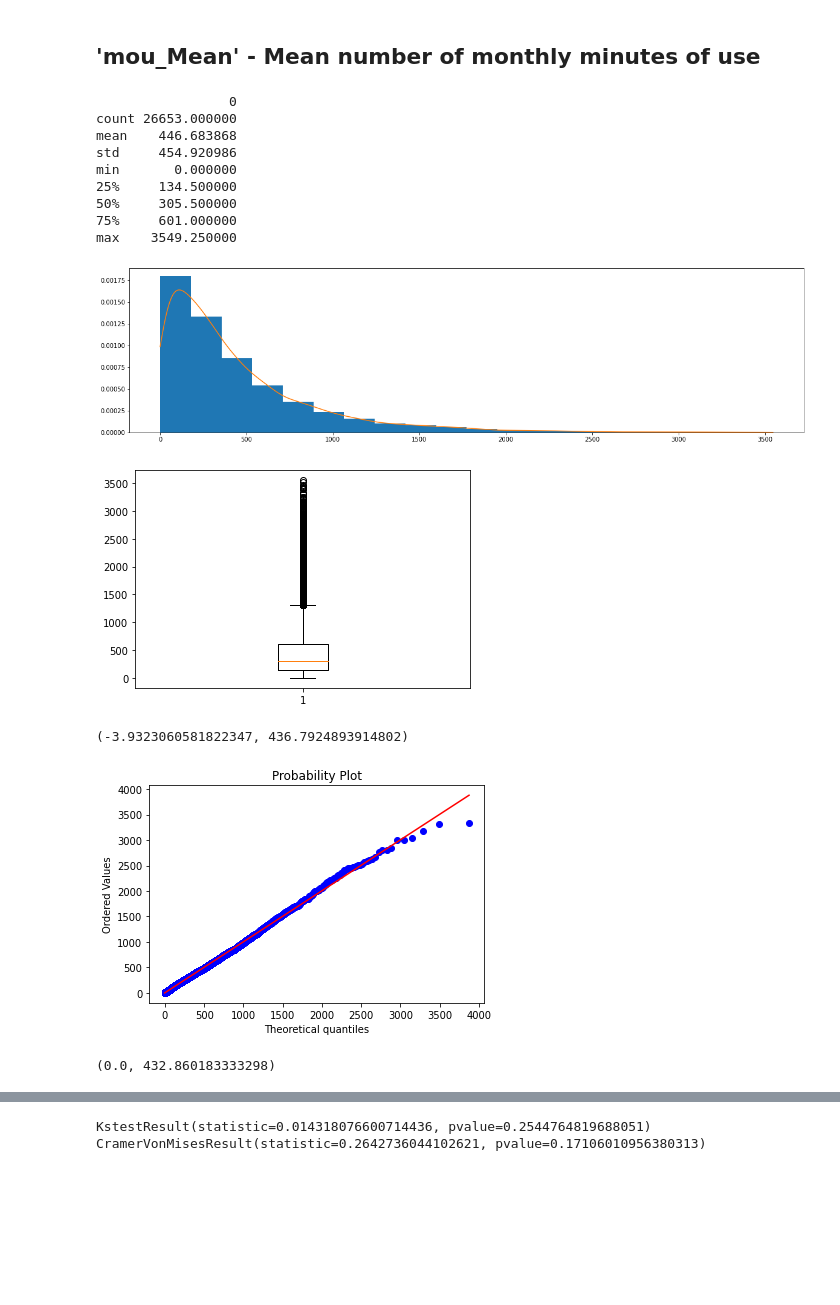
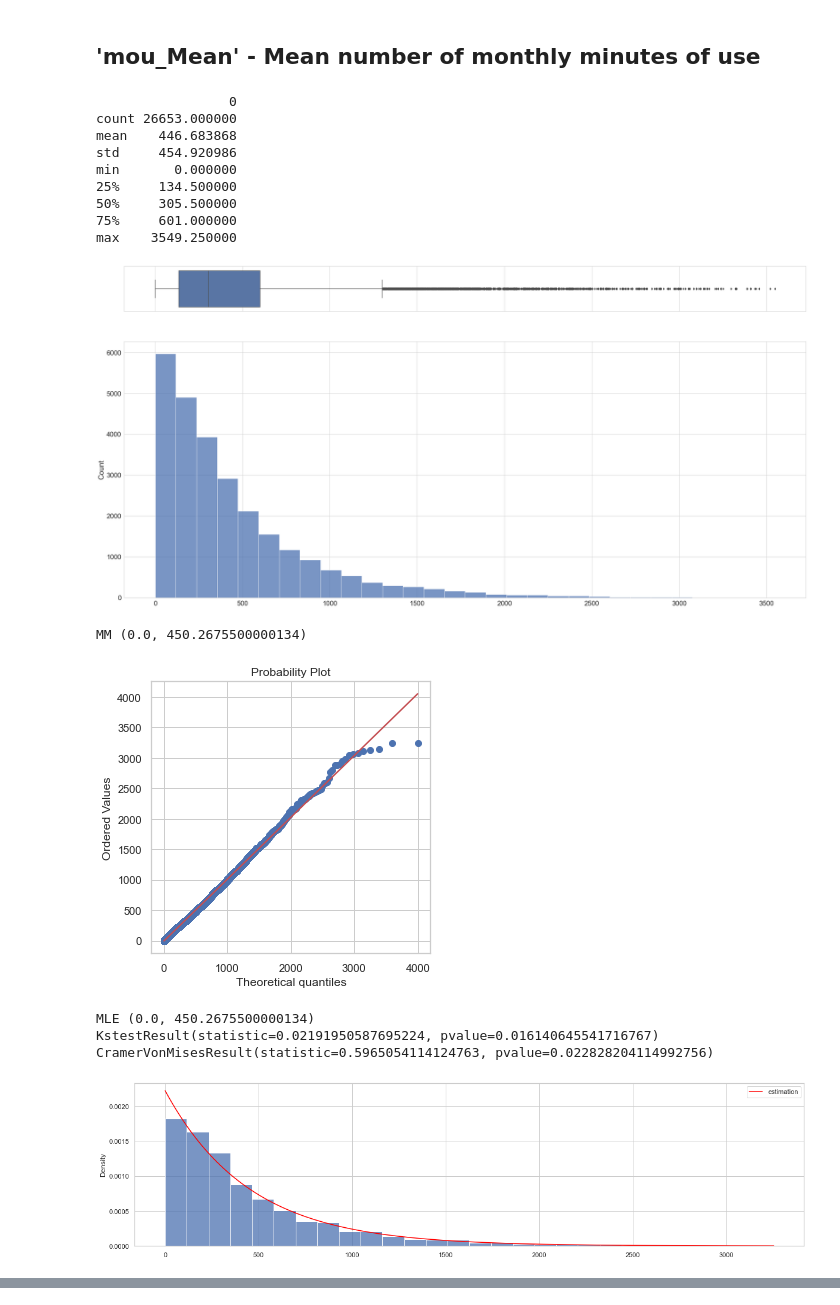
Before and after one commit to zuevmaxim/m-m2021, a Jupyter notebook: lab1.ipynb, the cells around one changed output, grey strips where cells are left out. Saved outputs shown, nothing was run; the diff lists cells and outputs as text; code cells hidden in the pictures; blank space fills up the shorter version.

Commit message:
Fix plots lab1

```diff
--- a/lab1.ipynb
+++ b/lab1.ipynb
@@ -65,7 +65,7 @@ def find_distribution(d: np.array, timeout=50):
         else:
             print(dist_name, "fail", res.pvalue)
 # %%
-full_df = pd.read_csv('Telecom_customer.csv')
+full_df = pd.read_csv('telecom_customer.csv')
 full_df
 # %% [output]
 |  | rev_Mean | mou_Mean | totmrc_Mean | da_Mean | ovrmou_Mean | ovrrev_Mean | vceovr_Mean | datovr_Mean | ... |
@@ -134,21 +134,30 @@ def prepare_data(df: pd.DataFrame,
 #     plt.figure(figsize = (20,5))
 #     plt.hist(data, bins=500)
 #     plt.show()
+# %%
+def count_bins(data):
+    n = len(np.unique(data))
+    bins = int(np.ceil(1 + 3.32 * np.log(n)))
+    return bins
 # %%
-def describe_data(data: np.array, bins=50):
+import seaborn as sns
+
+def describe_data(data: np.array, bins=None):
     print(pd.DataFrame(data).describe())
 
-    plt.figure(figsize = (20,5))
-    plt.hist(data, bins=bins, density=True, label='data')
+    sns.set(font_scale=2, style='whitegrid')
+    if bins is None:
+        bins = count_bins(data)
 
-    kde = gaussian_kde(data)
-    tiks = np.arange(data.min(), data.max() + 1, (data.max() + 1 - data.min()) / 1000)
-    plt.plot(tiks, kde(tiks), label='kde')
-    plt.legend()
+    f, (ax_box, ax_hist) = plt.subplots(2, sharex=True,
+                                        gridspec_kw={"height_ratios": (.15, .85)},
+                                        figsize = (40, 20))
+
+    sns.boxplot(data, ax=ax_box)
+    sns.histplot(data, ax=ax_hist, bins=bins)
+
+    ax_box.set(xlabel='')
     plt.show()
-
-    plt.boxplot(data)
-    plt.show()
 # %%
 from scipy.stats import rv_continuous
 
@@ -264,20 +287,22 @@ CramerVonMisesResult(statistic=0.1511044859050951, pvalue=0.38627793375127883)
 ## 'mou_Mean' - Mean number of monthly minutes of use
 # %%
 data = prepare_data(df=df, feature='mou_Mean')
-describe_data(data, bins=20)
-describe_distribution(data, expon, bins=20)
+describe_data(data)
+describe_distribution(data, expon)
 # %% [output]
                  0
 count 26653.000000
 mean    446.683868
 std     454.920986
 min       0.000000
 25%     134.500000
 50%     305.500000
 75%     601.000000
 max    3549.250000
-[figure, old version]
+[figure, new version]
+MM (0.0, 450.2675500000134)
-[figure, old version]
+[figure, new version]
-(-3.9323060581822347, 436.7924893914802)
+MLE (0.0, 450.2675500000134)
+KstestResult(statistic=0.02191950587695224, pvalue=0.016140645541716767)
+CramerVonMisesResult(statistic=0.5965054114124763, pvalue=0.022828204114992756)
-[figure, old version]
+[figure, new version]
-(0.0, 432.860183333298)
@@ -285,2 +308,0 @@ max    3549.250000
-KstestResult(statistic=0.014318076600714436, pvalue=0.2544764819688051)
-CramerVonMisesResult(statistic=0.2642736044102621, pvalue=0.17106010956380313)
```
Also changed, not shown: parts of 5 cells of this notebook.
